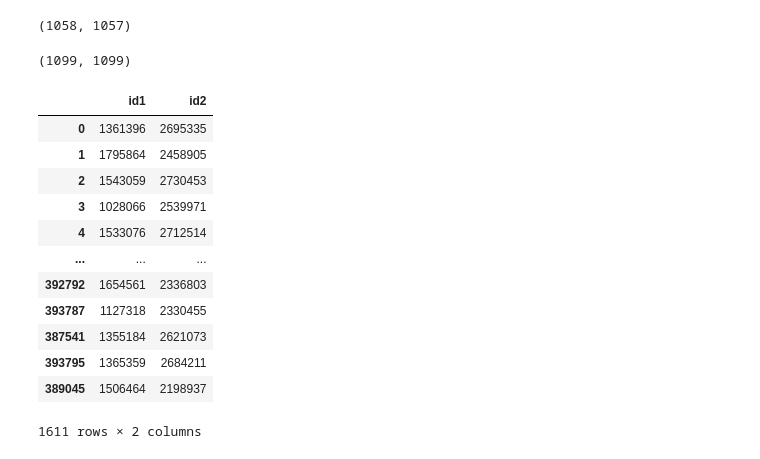
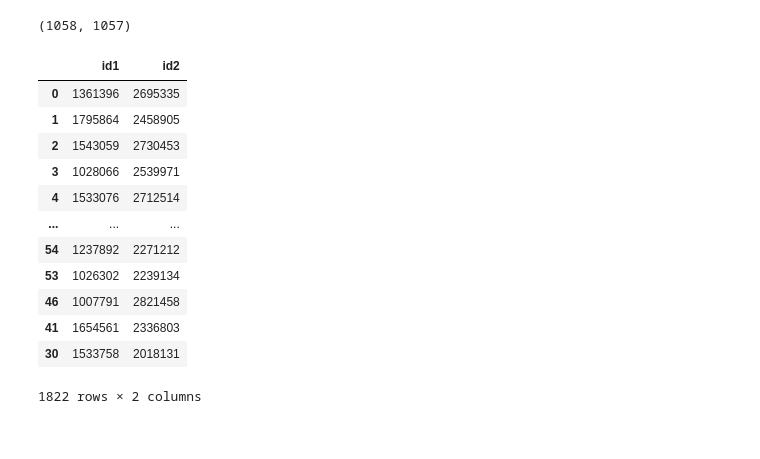
Before and after one commit to IvanovNA01/OneFactor_test, a Jupyter notebook: test_to_OneFactor.ipynb, the cells around one changed output. Saved outputs shown, nothing was run; the diff lists cells and outputs as text; code cells hidden in the pictures.

```diff
--- a/test_to_OneFactor.ipynb
+++ b/test_to_OneFactor.ipynb
@@ -1344,26 +1367,22 @@ predict_answer_lrc_res.id1.nunique(), predict_answer_lrc_res.id2.nunique()
 # %% [output]
 (1058, 1057)
 # %%
-predict_answer_stack = pd.concat([predict_answer_res,predict_answer_weight_up], ignore_index=True)\
-                                                .drop_duplicates(subset='id1', keep='first')\
-                                                  .drop_duplicates(subset='id2', keep='first')
-predict_answer_stack.id1.nunique(), predict_answer_stack.id2.nunique()
+df_answer_weight_up = pd.concat([df_etalon.drop("target", axis=1),predict_answer_stack])\
+  .drop_duplicates(subset=['id1',"id2"], keep='first')\
+    .drop_duplicates(subset='id1', keep='first')\
+      .drop_duplicates(subset='id2', keep='first')
+df_answer_weight_up
 # %% [output]
+|  | id1 | id2 |
+| 0 | 1361396 | 2695335 |
+| 1 | 1795864 | 2458905 |
+| 2 | 1543059 | 2730453 |
+| 3 | 1028066 | 2539971 |
+| 4 | 1533076 | 2712514 |
+| ... | ... | ... |
+| 54 | 1237892 | 2271212 |
+| 53 | 1026302 | 2239134 |
+| 46 | 1007791 | 2821458 |
+| 41 | 1654561 | 2336803 |
+| 30 | 1533758 | 2018131 |
-(1099, 1099)
+1822 rows × 2 columns
-# %%
-df_answer_weight_up = pd.concat([df_etalon.drop("target", axis=1),predict_answer_weight_up])
-df_answer_weight_up
-# %% [output]
-|  | id1 | id2 |
-| 0 | 1361396 | 2695335 |
-| 1 | 1795864 | 2458905 |
-| 2 | 1543059 | 2730453 |
-| 3 | 1028066 | 2539971 |
-| 4 | 1533076 | 2712514 |
-| ... | ... | ... |
-| 392792 | 1654561 | 2336803 |
-| 393787 | 1127318 | 2330455 |
-| 387541 | 1355184 | 2621073 |
-| 393795 | 1365359 | 2684211 |
-| 389045 | 1506464 | 2198937 |
-1611 rows × 2 columns
```
Also changed, not shown: parts of 14 cells of this notebook, 1 other file.
